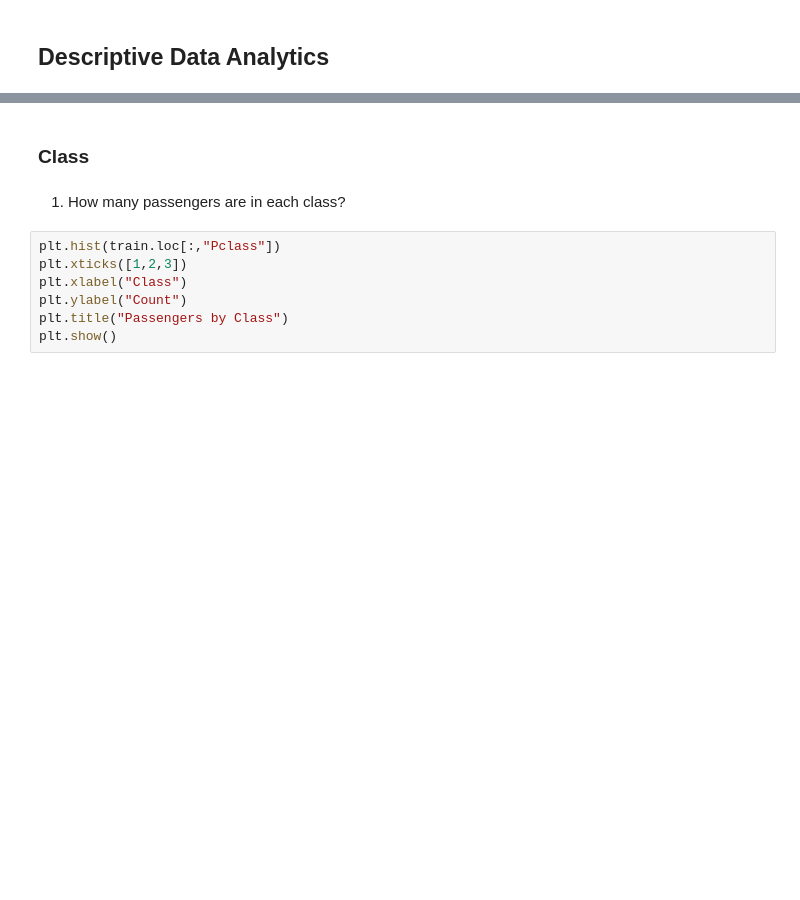
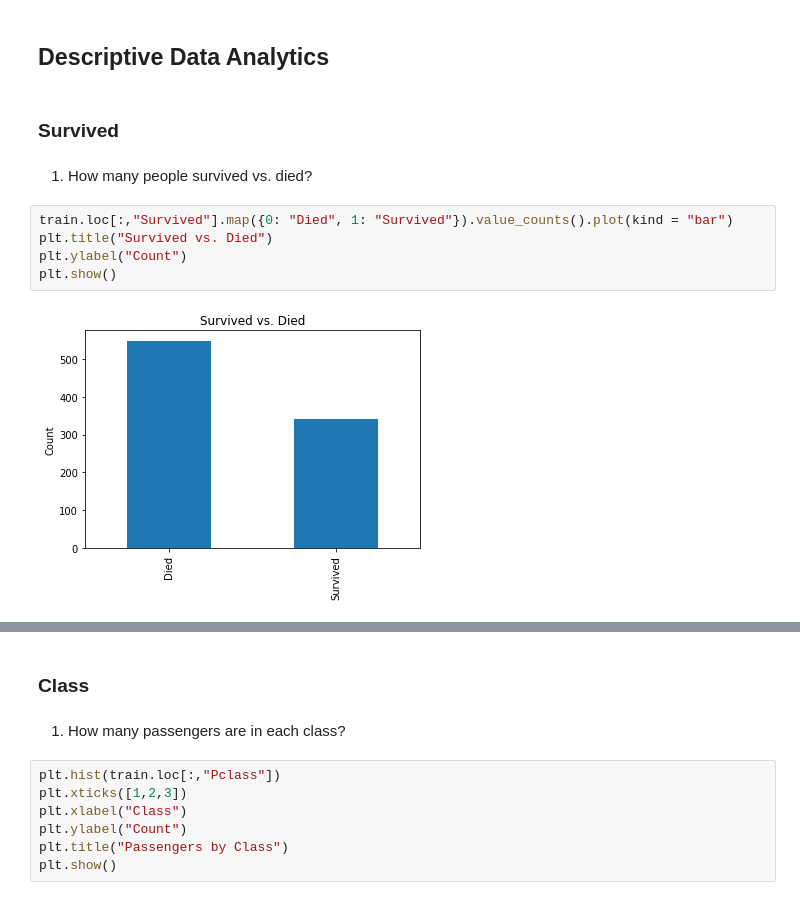
Before and after one commit to MRB1996/Titanic-Learning-From-Disaster, a Jupyter notebook: Titanic_Learning_From_Disaster.ipynb, the cells around one changed output, grey strips where cells are left out. Drawn from its saved outputs; the diff is of its cells as text; blank space fills up the shorter version.

```diff
--- a/Titanic_Learning_From_Disaster.ipynb
+++ b/Titanic_Learning_From_Disaster.ipynb
@@ -90,3 +91,14 @@ train.head()
 | 4 | 5 | 0 | 3 | Allen, Mr. William Henry | male | 35.0 | 0 | 0 | 373450 | 8.0500 | ... |
 # %% [markdown]
 ## Descriptive Data Analytics
+# %% [markdown]
+### Survived
+# %% [markdown]
+1. How many people survived vs. died?
+# %%
+train.loc[:,"Survived"].map({0: "Died", 1: "Survived"}).value_counts().plot(kind = "bar")
+plt.title("Survived vs. Died")
+plt.ylabel("Count")
+plt.show()
+# %% [output]
+[figure, added]
```
Also changed, not shown: parts of 4 cells of this notebook.
